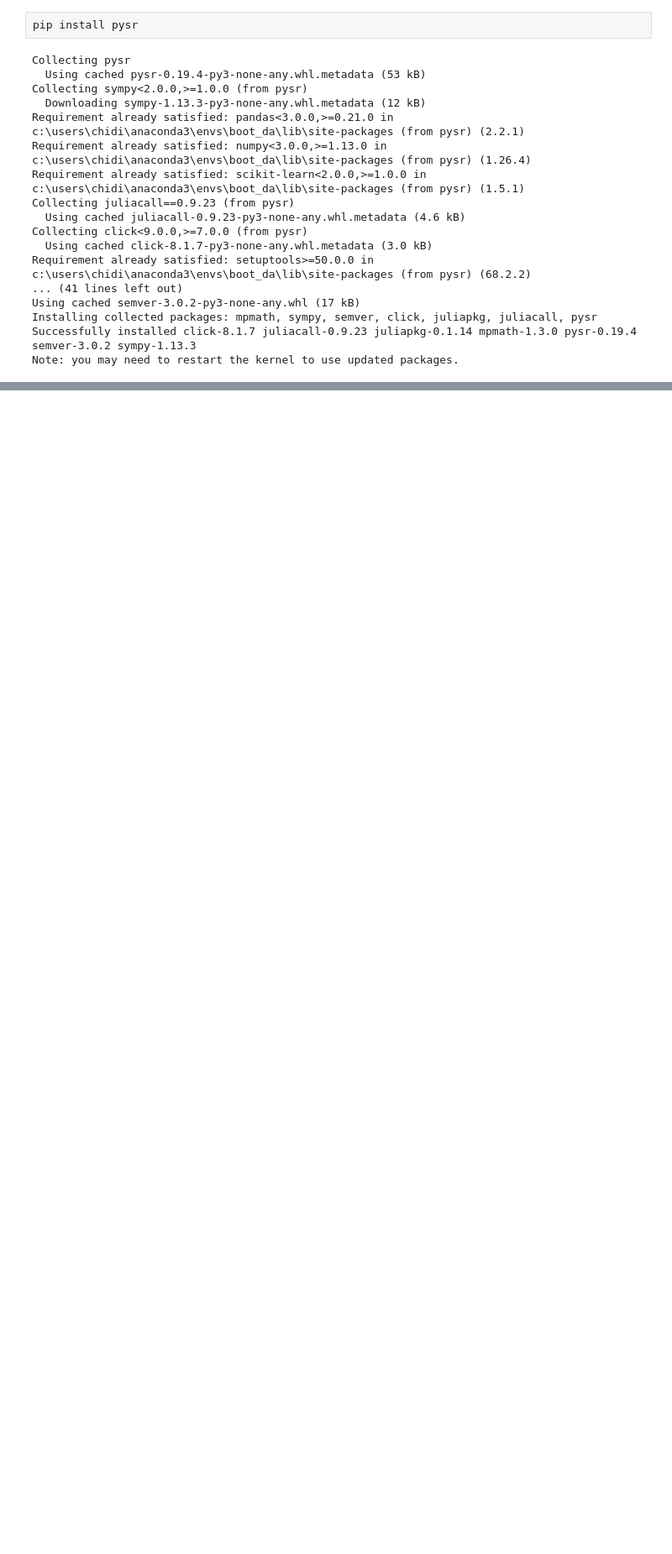
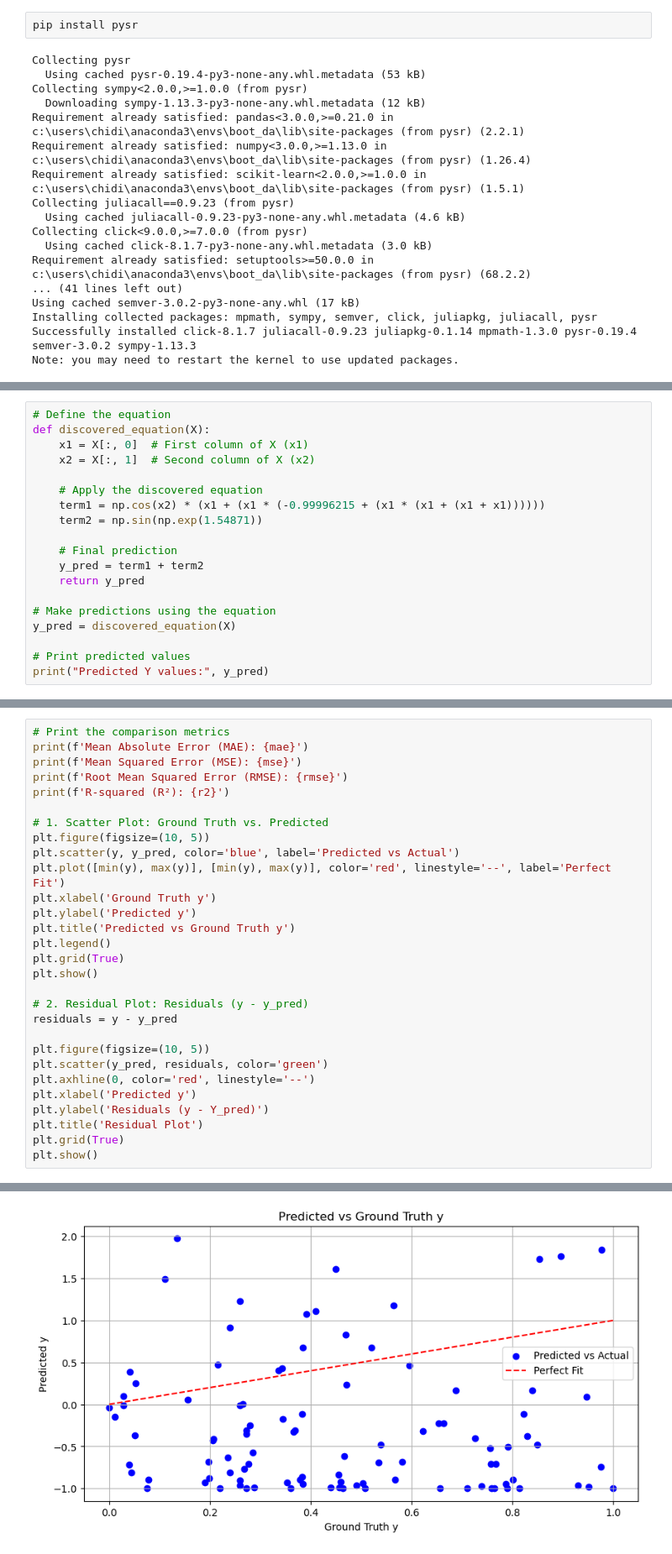
Before and after one commit to ChidiOkoene/EQUATION-DISCOVERY-in-ML, a Jupyter notebook: codes/trial.ipynb, the cells around one changed output, grey strips where cells are left out. Shown at 84% size. Cells and saved outputs as stored; diff of their text form; blank space fills up the shorter version.

Commit message:
this is the fifth commit, update of codes on notebook and outputs of the PySSRegressor model of Equation Discovery on synthetic data

```diff
--- a/codes/trial.ipynb
+++ b/codes/trial.ipynb
@@ -23,0 +237,19 @@ from pysr import pysr, best
+# %%
+# Define the equation
+def discovered_equation(X):
+    x1 = X[:, 0]  # First column of X (x1)
+    x2 = X[:, 1]  # Second column of X (x2)
+
+    # Apply the discovered equation
+    term1 = np.cos(x2) * (x1 + (x1 * (-0.99996215 + (x1 * (x1 + (x1 + x1))))))
+    term2 = np.sin(np.exp(1.54871))
+
+    # Final prediction
+    y_pred = term1 + term2
+    return y_pred
+
+# Make predictions using the equation
+y_pred = discovered_equation(X)
+
+# Print predicted values
+print("Predicted Y values:", y_pred)
@@ -23,0 +311,30 @@ from pysr import pysr, best
+# %%
+# Print the comparison metrics
+print(f'Mean Absolute Error (MAE): {mae}')
+print(f'Mean Squared Error (MSE): {mse}')
+print(f'Root Mean Squared Error (RMSE): {rmse}')
+print(f'R-squared (R²): {r2}')
+
+# 1. Scatter Plot: Ground Truth vs. Predicted
+plt.figure(figsize=(10, 5))
+plt.scatter(y, y_pred, color='blue', label='Predicted vs Actual')
+plt.plot([min(y), max(y)], [min(y), max(y)], color='red', linestyle='--', label='Perfect Fit')
+plt.xlabel('Ground Truth y')
+plt.ylabel('Predicted y')
+plt.title('Predicted vs Ground Truth y')
+plt.legend()
+plt.grid(True)
+plt.show()
+
+# 2. Residual Plot: Residuals (y - y_pred)
+residuals = y - y_pred
+
+plt.figure(figsize=(10, 5))
+plt.scatter(y_pred, residuals, color='green')
+plt.axhline(0, color='red', linestyle='--')
+plt.xlabel('Predicted y')
+plt.ylabel('Residuals (y - Y_pred)')
+plt.title('Residual Plot')
+plt.grid(True)
+plt.show()
+# %% [output]
@@ -23,0 +345 @@ from pysr import pysr, best
+[figure, added]
```
Also changed, not shown: parts of 36 cells of this notebook, 14 other files.
